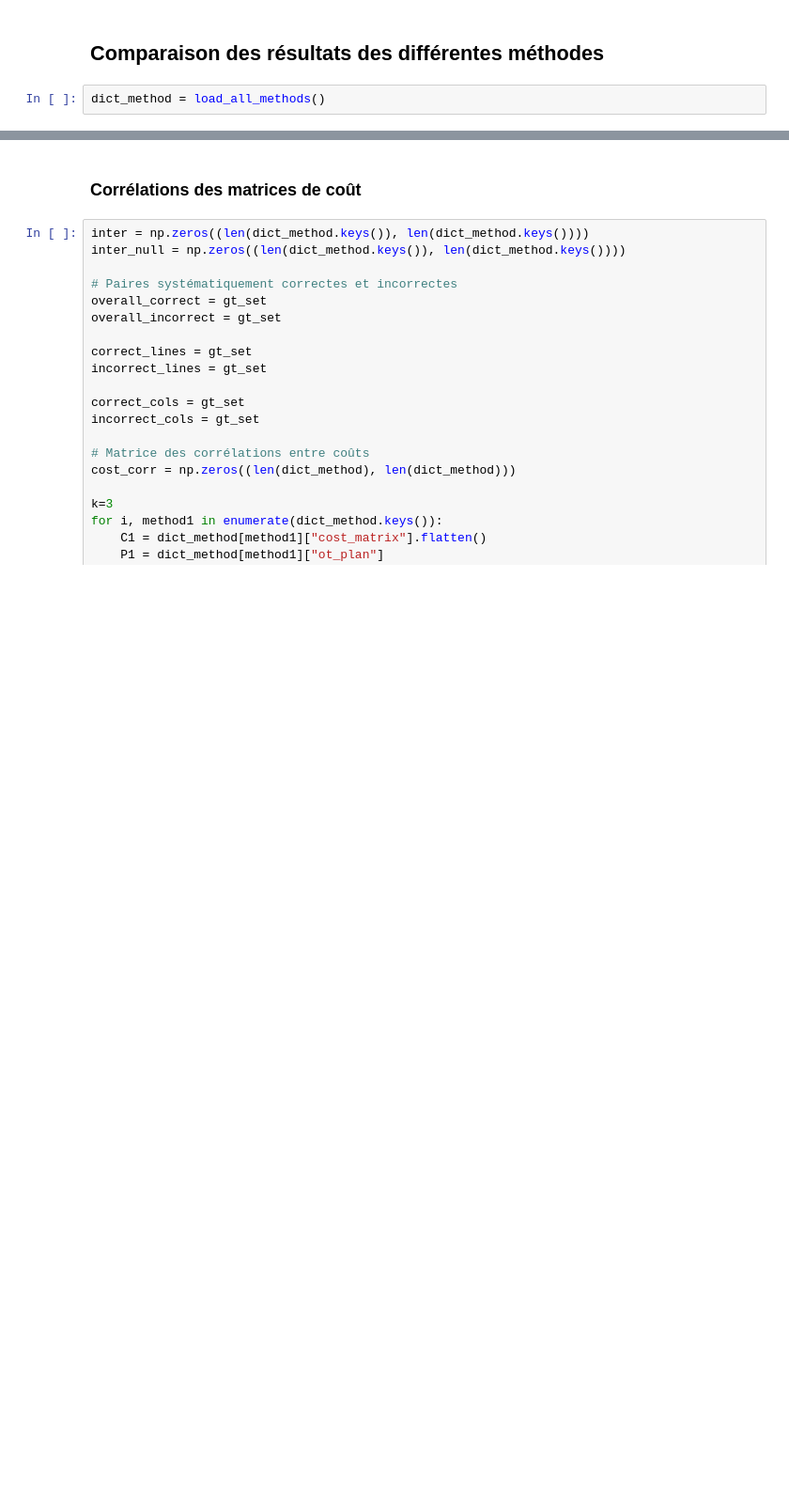
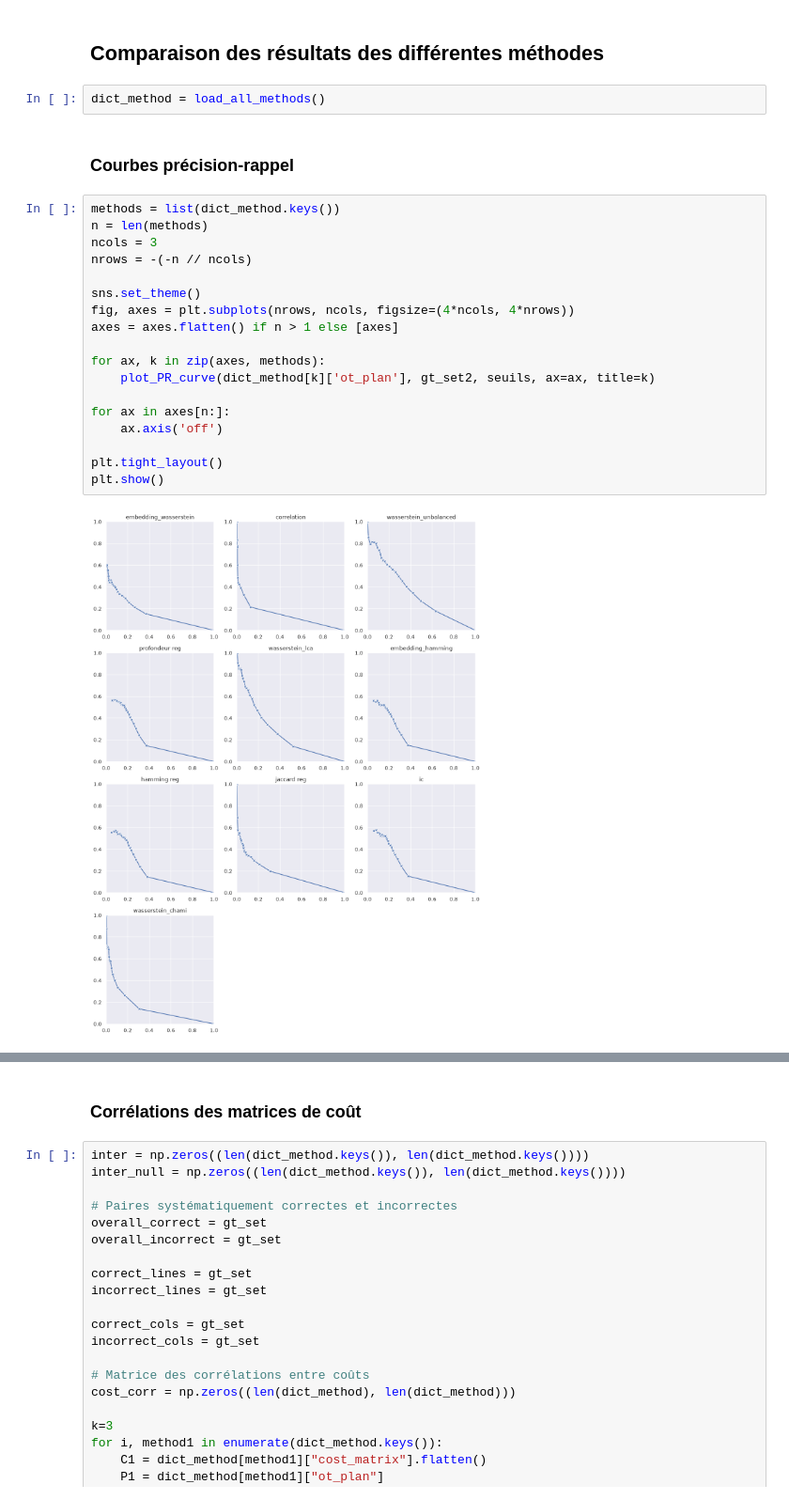
Before and after one commit to averniere/OT_simulation_maladies, a Jupyter notebook: Embeddings/test.ipynb, the cells around one changed output, grey strips where cells are left out. Shown at 94% size. Cells and saved outputs as stored; diff of their text form; blank space fills up the shorter version.

```diff
--- a/Embeddings/test.ipynb
+++ b/Embeddings/test.ipynb
@@ -853,3 +822,25 @@ Top-5 accuracy : 0.076 (169/2237)
 ## Comparaison des résultats des différentes méthodes
 # %%
 dict_method = load_all_methods()
+# %% [markdown]
+### Courbes précision-rappel
+# %%
+methods = list(dict_method.keys())
+n = len(methods)
+ncols = 3
+nrows = -(-n // ncols)
+
+sns.set_theme()
+fig, axes = plt.subplots(nrows, ncols, figsize=(4*ncols, 4*nrows))
+axes = axes.flatten() if n > 1 else [axes]
+
+for ax, k in zip(axes, methods):
+    plot_PR_curve(dict_method[k]['ot_plan'], gt_set2, seuils, ax=ax, title=k)
+
+for ax in axes[n:]:
+    ax.axis('off')
+
+plt.tight_layout()
+plt.show()
+# %% [output]
+[figure, added]
```
Also changed, not shown: parts of 15 cells of this notebook, 2 other files.
